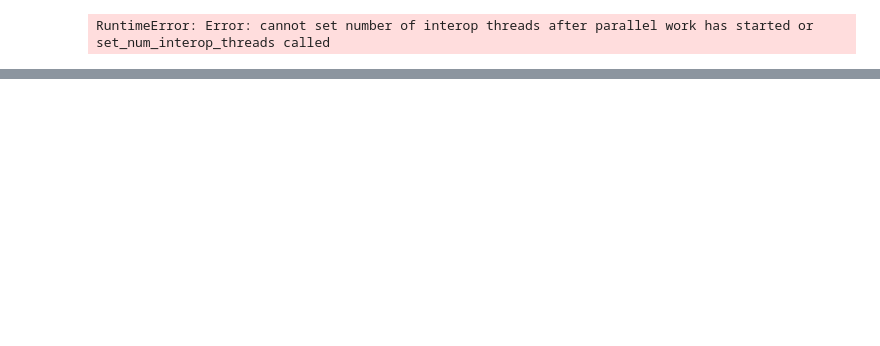
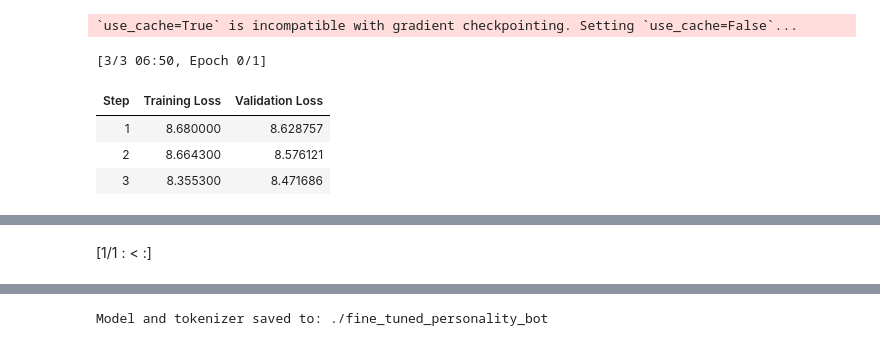
Before and after one commit to ImZackAdams/nyx-agents, a Jupyter notebook: Untitled.ipynb, the cells around one changed output, grey strips where cells are left out. Saved outputs shown, nothing was run; the diff lists cells and outputs as text; code cells hidden in the pictures; blank space fills up the shorter version.

Commit message:
llama3 1b fine tuned = tweak1

```diff
--- a/Untitled.ipynb
+++ b/Untitled.ipynb
@@ -754,10 +663,7 @@ if __name__ == "__main__":
     ]
 
     # Train and save the model
-    train_result = trainer.train(example_texts)
-
-    # Optional: Additional explicit save at the end
-    trainer.model.save_pretrained("./fine_tuned_personality_bot")
+    train_result = trainer.train(example_texts)    # Optional: Additional explicit save at the endzz
     trainer.tokenizer.save_pretrained("./fine_tuned_personality_bot")
 
     print(f"Model and tokenizer saved to: {config.output_dir}")
@@ -766 +677,6 @@ if __name__ == "__main__":
-RuntimeError: Error: cannot set number of interop threads after parallel work has started or set_num_interop_threads called
+`use_cache=True` is incompatible with gradient checkpointing. Setting `use_cache=False`...
+[3/3 06:50, Epoch 0/1]
+| Step | Training Loss | Validation Loss |
+| 1 | 8.680000 | 8.628757 |
+| 2 | 8.664300 | 8.576121 |
+| 3 | 8.355300 | 8.471686 |
@@ -766,0 +688 @@ RuntimeError: Error: cannot set number of interop threads after parallel work ha
+[1/1 : < :]
@@ -767,3 +691,4 @@ RuntimeError: Error: cannot set number of interop threads after parallel work ha
+Model and tokenizer saved to: ./fine_tuned_personality_bot
 # %%
 import torch
 from transformers import AutoTokenizer, AutoModelForCausalLM
```
Also changed, not shown: parts of 4 cells of this notebook, 2 other files.
